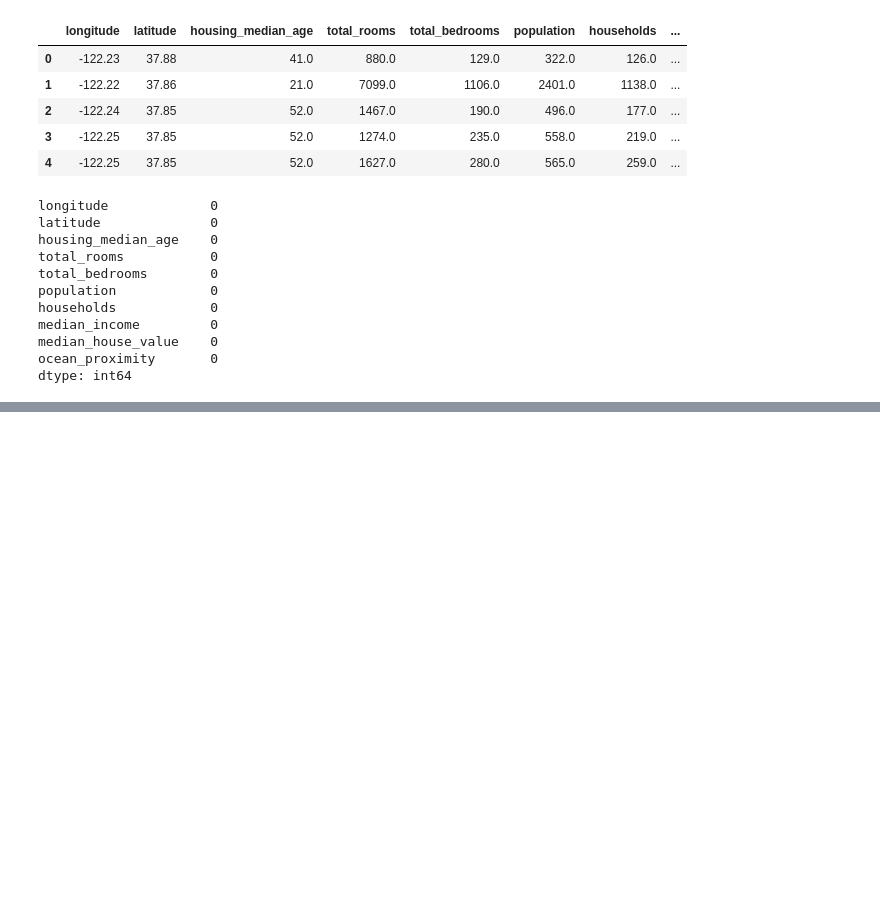
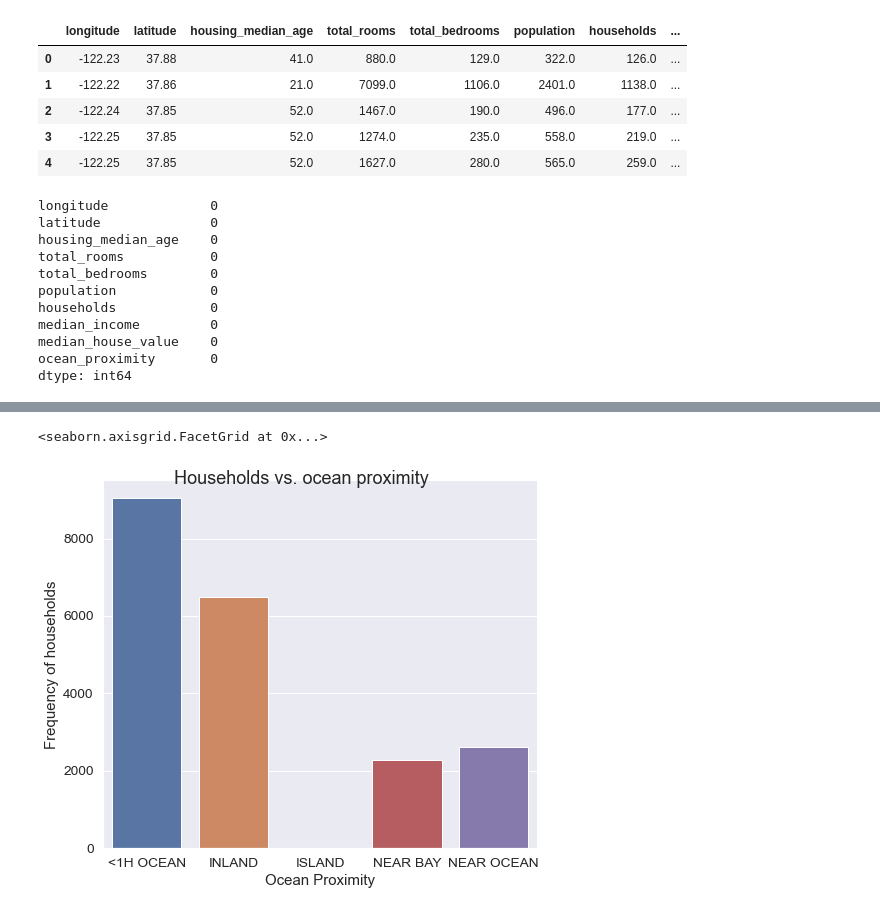
Before and after one commit to abdulkhaliq94/california-housing-prices, a Jupyter notebook: Project.ipynb, the cells around one changed output, grey strips where cells are left out. Cells and saved outputs as stored; diff of their text form; code cells hidden in the pictures; blank space fills up the shorter version.

```diff
--- a/Project.ipynb
+++ b/Project.ipynb
@@ -90,0 +164,3 @@ dtype: int64
+# %%
+proximity = housing.groupby(["ocean_proximity"]).size().reset_index(name="total")
+proximity
@@ -90,0 +174,11 @@ dtype: int64
+# %%
+g = sns.catplot(x = "ocean_proximity", \
+                y = "total", \
+                kind="bar", \
+                data = proximity)
+g.fig.set_size_inches(8, 6)
+g.fig.suptitle("Households vs. ocean proximity")
+g.set(xlabel="Ocean Proximity", ylabel="Frequency of households")
+# %% [output]
+<seaborn.axisgrid.FacetGrid at 0x...>
+[figure, added]
```
Also changed, not shown: parts of 7 cells of this notebook.
